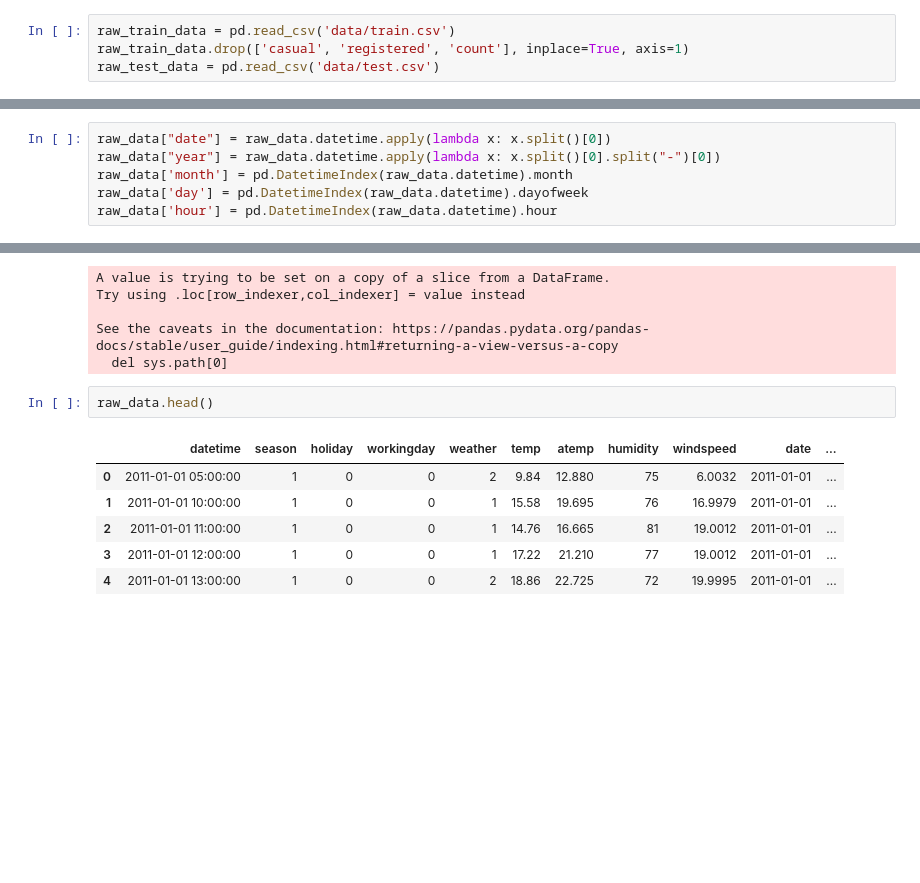
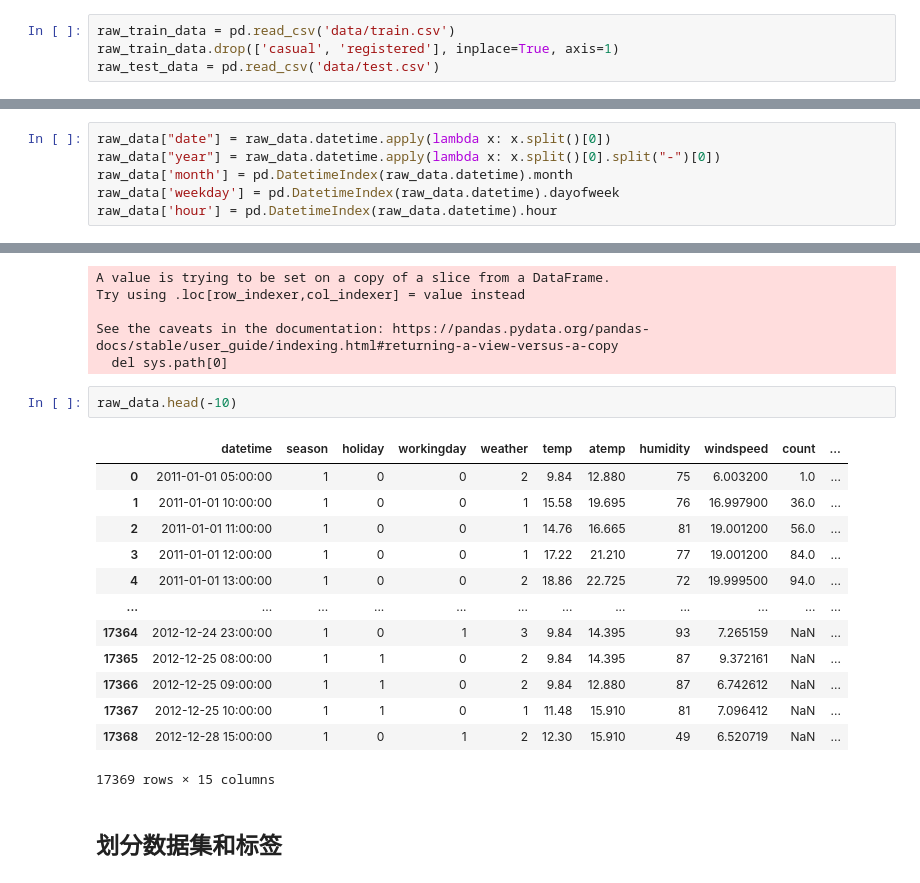
Before and after one commit to Giyn/BikeSharingDemand, a Jupyter notebook: FeatureEngineering.ipynb, the cells around one changed output, grey strips where cells are left out. Cells and saved outputs as stored; diff of their text form; blank space fills up the shorter version.

Commit message:
feat: divide data sets and labels

```diff
--- a/FeatureEngineering.ipynb
+++ b/FeatureEngineering.ipynb
@@ -23,7 +22,7 @@ pd.set_option('display.max_columns', 100)  # 设置最大显示100列
 # 数据读取
 # %%
 raw_train_data = pd.read_csv('data/train.csv')
-raw_train_data.drop(['casual', 'registered', 'count'], inplace=True, axis=1)
+raw_train_data.drop(['casual', 'registered'], inplace=True, axis=1)
 raw_test_data = pd.read_csv('data/test.csv')
 # %%
 raw_train_data.head()
@@ -81,7 +81,7 @@ memory usage: 1.2+ MB
 raw_data["date"] = raw_data.datetime.apply(lambda x: x.split()[0])
 raw_data["year"] = raw_data.datetime.apply(lambda x: x.split()[0].split("-")[0])
 raw_data['month'] = pd.DatetimeIndex(raw_data.datetime).month
-raw_data['day'] = pd.DatetimeIndex(raw_data.datetime).dayofweek
+raw_data['weekday'] = pd.DatetimeIndex(raw_data.datetime).dayofweek
 raw_data['hour'] = pd.DatetimeIndex(raw_data.datetime).hour
 # %%
 raw_data.head()
@@ -121,11 +121,20 @@ Try using .loc[row_indexer,col_indexer] = value instead
 See the caveats in the documentation: https://pandas.pydata.org/pandas-docs/stable/user_guide/indexing.html#returning-a-view-versus-a-copy
   del sys.path[0]
 # %%
-raw_data.head()
+raw_data.head(-10)
 # %% [output]
-|  | datetime | season | holiday | workingday | weather | temp | atemp | humidity | windspeed | date | ... |
-| 0 | 2011-01-01 05:00:00 | 1 | 0 | 0 | 2 | 9.84 | 12.880 | 75 | 6.0032 | 2011-01-01 | ... |
-| 1 | 2011-01-01 10:00:00 | 1 | 0 | 0 | 1 | 15.58 | 19.695 | 76 | 16.9979 | 2011-01-01 | ... |
-| 2 | 2011-01-01 11:00:00 | 1 | 0 | 0 | 1 | 14.76 | 16.665 | 81 | 19.0012 | 2011-01-01 | ... |
-| 3 | 2011-01-01 12:00:00 | 1 | 0 | 0 | 1 | 17.22 | 21.210 | 77 | 19.0012 | 2011-01-01 | ... |
-| 4 | 2011-01-01 13:00:00 | 1 | 0 | 0 | 2 | 18.86 | 22.725 | 72 | 19.9995 | 2011-01-01 | ... |
+|  | datetime | season | holiday | workingday | weather | temp | atemp | humidity | windspeed | count | ... |
+| 0 | 2011-01-01 05:00:00 | 1 | 0 | 0 | 2 | 9.84 | 12.880 | 75 | 6.003200 | 1.0 | ... |
+| 1 | 2011-01-01 10:00:00 | 1 | 0 | 0 | 1 | 15.58 | 19.695 | 76 | 16.997900 | 36.0 | ... |
+| 2 | 2011-01-01 11:00:00 | 1 | 0 | 0 | 1 | 14.76 | 16.665 | 81 | 19.001200 | 56.0 | ... |
+| 3 | 2011-01-01 12:00:00 | 1 | 0 | 0 | 1 | 17.22 | 21.210 | 77 | 19.001200 | 84.0 | ... |
+| 4 | 2011-01-01 13:00:00 | 1 | 0 | 0 | 2 | 18.86 | 22.725 | 72 | 19.999500 | 94.0 | ... |
+| ... | ... | ... | ... | ... | ... | ... | ... | ... | ... | ... | ... |
+| 17364 | 2012-12-24 23:00:00 | 1 | 0 | 1 | 3 | 9.84 | 14.395 | 93 | 7.265159 | NaN | ... |
+| 17365 | 2012-12-25 08:00:00 | 1 | 1 | 0 | 2 | 9.84 | 14.395 | 87 | 9.372161 | NaN | ... |
+| 17366 | 2012-12-25 09:00:00 | 1 | 1 | 0 | 2 | 9.84 | 12.880 | 87 | 6.742612 | NaN | ... |
+| 17367 | 2012-12-25 10:00:00 | 1 | 1 | 0 | 1 | 11.48 | 15.910 | 81 | 7.096412 | NaN | ... |
+| 17368 | 2012-12-28 15:00:00 | 1 | 0 | 1 | 2 | 12.30 | 15.910 | 49 | 6.520719 | NaN | ... |
+17369 rows × 15 columns
+# %% [markdown]
+## 划分数据集和标签
```
Also changed, not shown: parts of 7 cells of this notebook.
